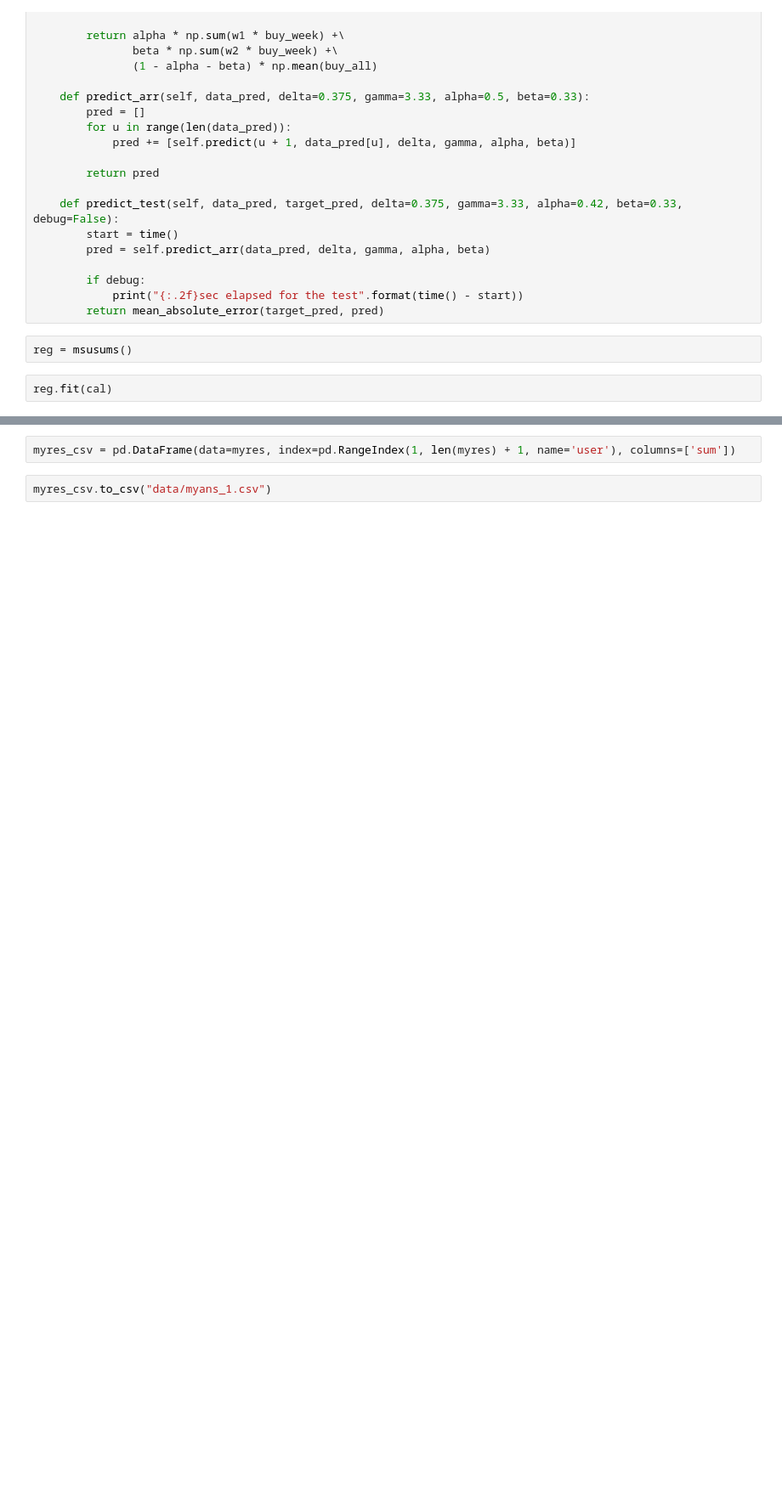
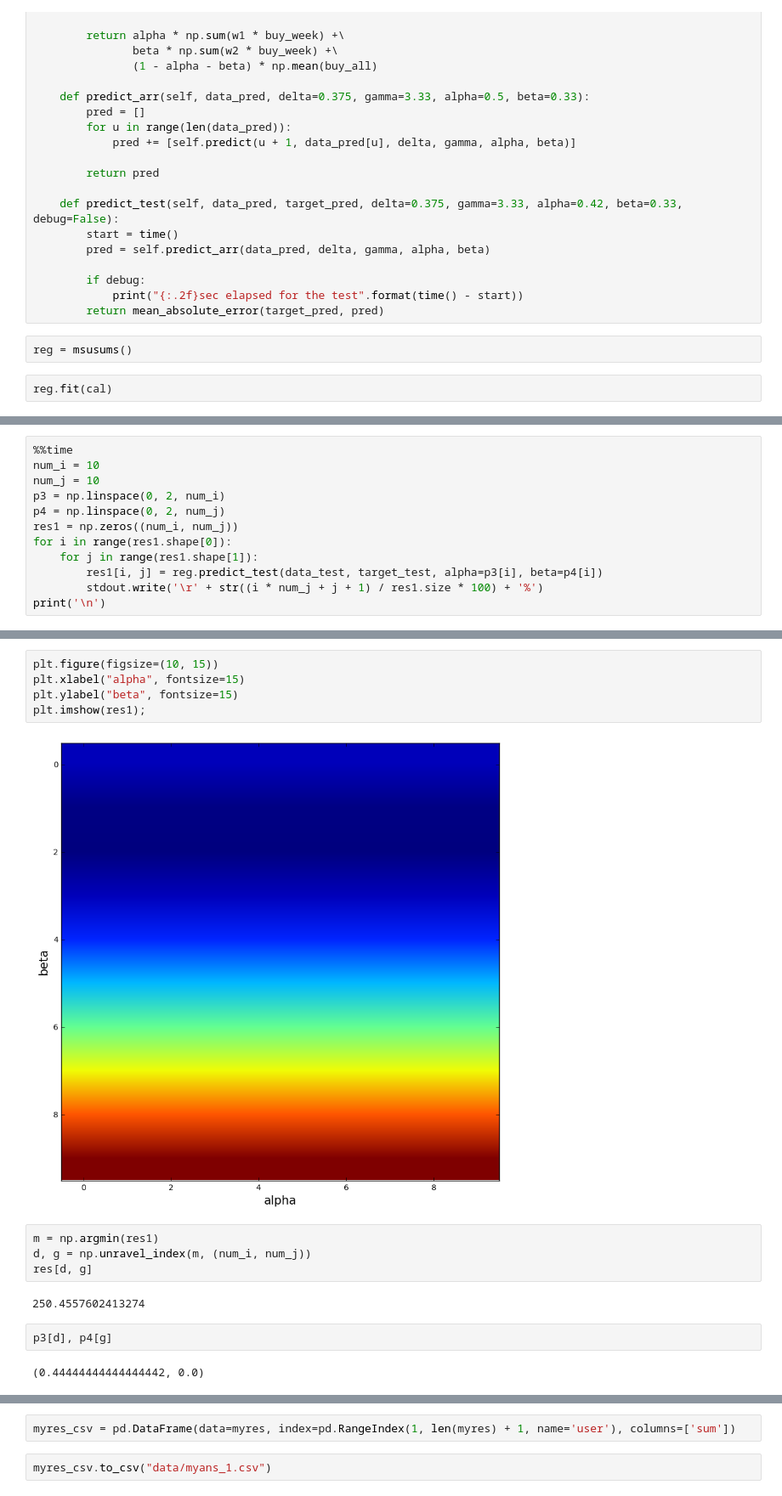
Before and after one commit to ospanoff/MMP_magistracy, a Jupyter notebook: AMA/n1/task_n1.ipynb, the cells around one changed output, grey strips where cells are left out. Shown at 85% size. Saved outputs shown, nothing was run; the diff lists cells and outputs as text; blank space fills up the shorter version.

```diff
--- a/AMA/n1/task_n1.ipynb
+++ b/AMA/n1/task_n1.ipynb
@@ -123,0 +117,12 @@ reg.predict_test(data_test, target_test, delta=0.5, gamma=0.72, alpha=0.22, beta
+# %%
+%%time
+num_i = 10
+num_j = 10
+p3 = np.linspace(0, 2, num_i)
+p4 = np.linspace(0, 2, num_j)
+res1 = np.zeros((num_i, num_j))
+for i in range(res1.shape[0]):
+    for j in range(res1.shape[1]):
+        res1[i, j] = reg.predict_test(data_test, target_test, alpha=p3[i], beta=p4[i])
+        stdout.write('\r' + str((i * num_j + j + 1) / res1.size * 100) + '%')
+print('\n')
@@ -123,0 +134,17 @@ reg.predict_test(data_test, target_test, delta=0.5, gamma=0.72, alpha=0.22, beta
+# %%
+plt.figure(figsize=(10, 15))
+plt.xlabel("alpha", fontsize=15)
+plt.ylabel("beta", fontsize=15)
+plt.imshow(res1);
+# %% [output]
+[figure, added]
+# %%
+m = np.argmin(res1)
+d, g = np.unravel_index(m, (num_i, num_j))
+res[d, g]
+# %% [output]
+250.4557602413274
+# %%
+p3[d], p4[g]
+# %% [output]
+(0.44444444444444442, 0.0)
```
Also changed, not shown: parts of 13 cells of this notebook, 5 other files.
